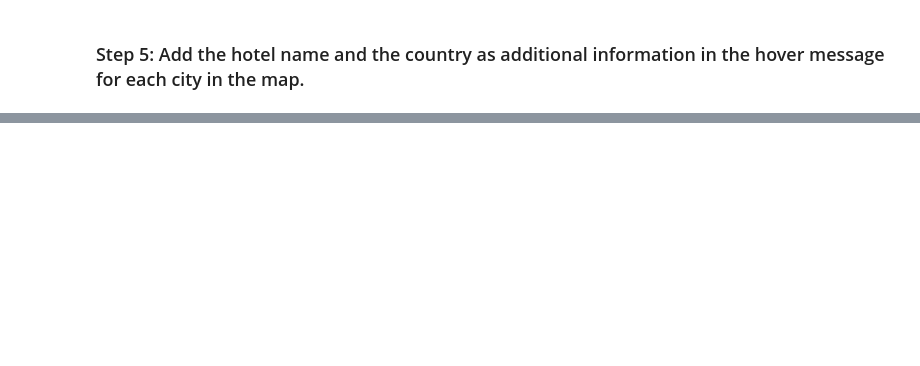
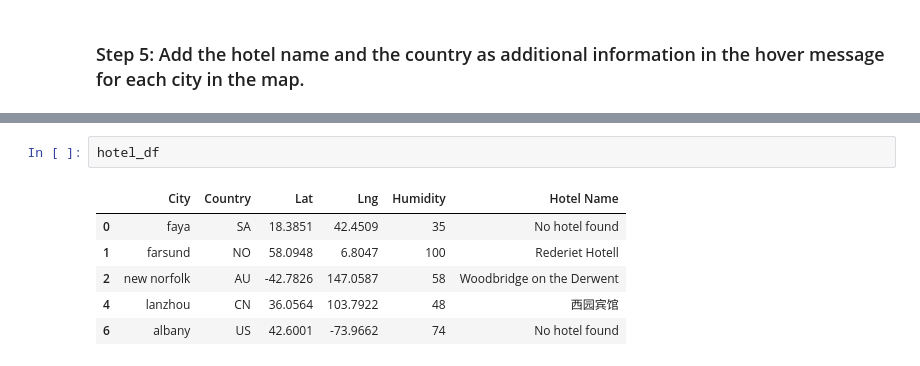
Before and after one commit to LeviEzra1/Python-API-Challenge, a Jupyter notebook: Starter_Code/starter_code/VacationPy.ipynb, the cells around one changed output, grey strips where cells are left out. Saved outputs shown, nothing was run; the diff lists cells and outputs as text; blank space fills up the shorter version.

```diff
--- a/Starter_Code/starter_code/VacationPy.ipynb
+++ b/Starter_Code/starter_code/VacationPy.ipynb
@@ -194,0 +288,9 @@ guerrero negro - nearest hotel: Plaza sal paraiso
+# %%
+hotel_df
+# %% [output]
+|  | City | Country | Lat | Lng | Humidity | Hotel Name |
+| 0 | faya | SA | 18.3851 | 42.4509 | 35 | No hotel found |
+| 1 | farsund | NO | 58.0948 | 6.8047 | 100 | Rederiet Hotell |
+| 2 | new norfolk | AU | -42.7826 | 147.0587 | 58 | Woodbridge on the Derwent |
+| 4 | lanzhou | CN | 36.0564 | 103.7922 | 48 | 西园宾馆 |
+| 6 | albany | US | 42.6001 | -73.9662 | 74 | No hotel found |
```
Also changed, not shown: parts of 10 cells of this notebook, 2 other files.
